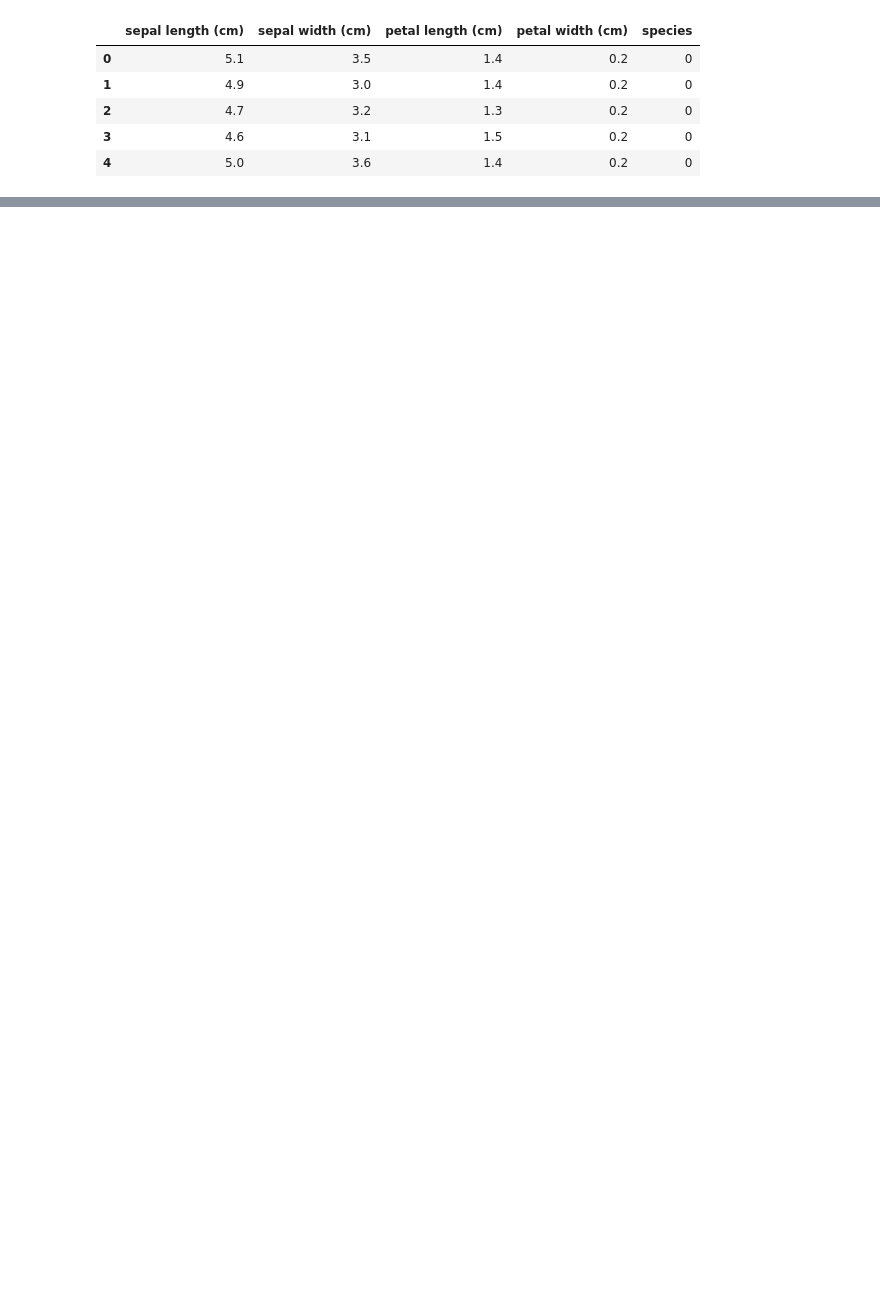
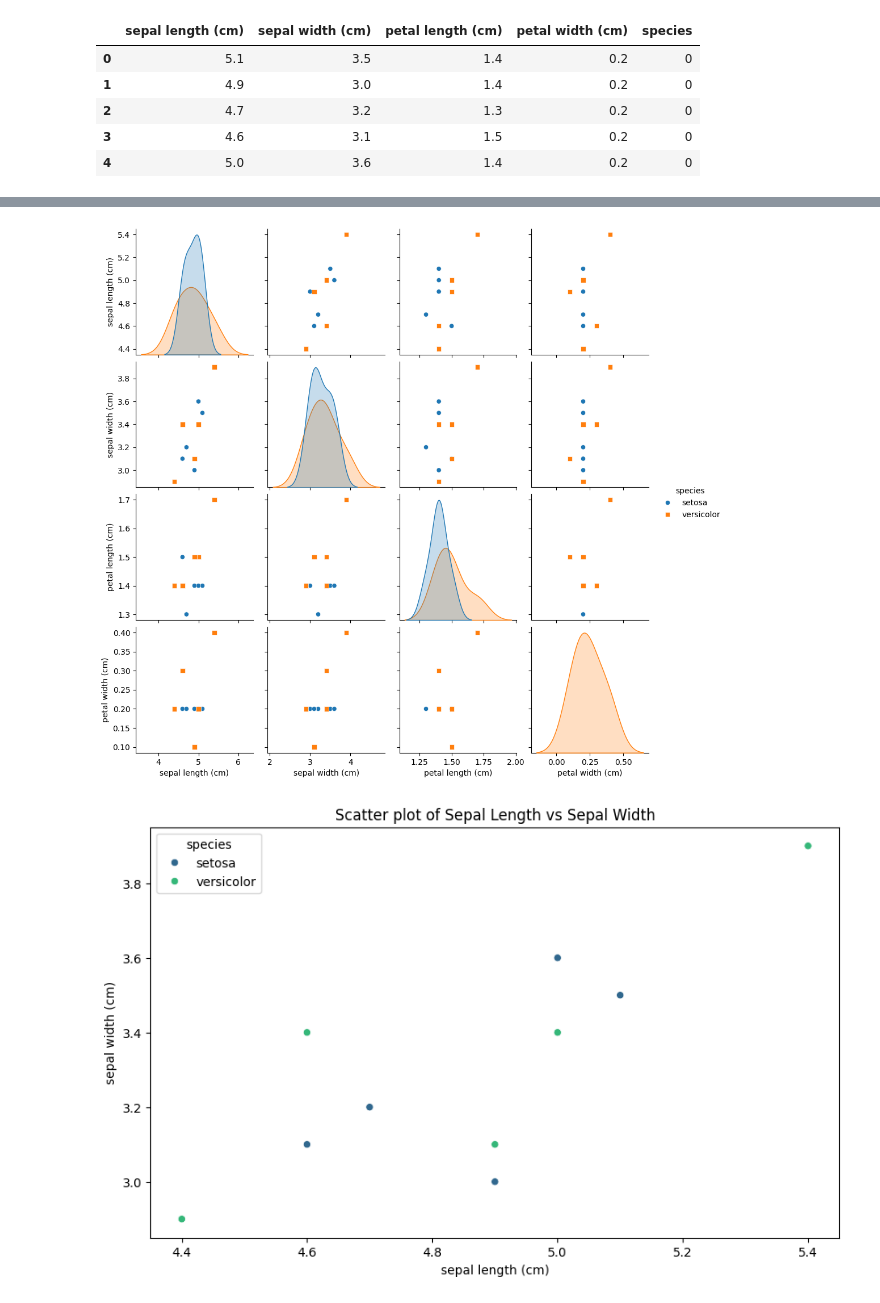
Before and after one commit to OrewaKimi/Machine_Learning, a Jupyter notebook: Data.ipynb, the cells around one changed output, grey strips where cells are left out. Saved outputs shown, nothing was run; the diff lists cells and outputs as text; code cells hidden in the pictures; blank space fills up the shorter version.

```diff
--- a/Data.ipynb
+++ b/Data.ipynb
@@ -139,0 +191,30 @@ print(df.describe())
+# %%
+# Pastikan Anda telah mengimpor library yang diperlukan
+import pandas as pd
+import matplotlib.pyplot as plt
+import seaborn as sns
+
+# Buat contoh dataframe
+data = {
+    'sepal length (cm)': [5.1, 4.9, 4.7, 4.6, 5.0, 5.4, 4.6, 5.0, 4.4, 4.9],
+    'sepal width (cm)': [3.5, 3.0, 3.2, 3.1, 3.6, 3.9, 3.4, 3.4, 2.9, 3.1],
+    'petal length (cm)': [1.4, 1.4, 1.3, 1.5, 1.4, 1.7, 1.4, 1.5, 1.4, 1.5],
+    'petal width (cm)': [0.2, 0.2, 0.2, 0.2, 0.2, 0.4, 0.3, 0.2, 0.2, 0.1],
+    'species': ['setosa', 'setosa', 'setosa', 'setosa', 'setosa', 'versicolor', 'versicolor', 'versicolor', 'versicolor', 'versicolor']
+}
+df = pd.DataFrame(data)
+
+# Hubungan Antar Variabel: Hubungan antar variabel dapat divisualisasikan menggunakan pairplot atau scatter plot.
+# Pairplot untuk melihat hubungan antar variabel
+sns.pairplot(df, hue='species', markers=["o", "s", "D"])
+plt.show()
+
+# Scatter plot untuk hubungan spesifik
+plt.figure(figsize=(10, 6))
+sns.scatterplot(x='sepal length (cm)', y='sepal width (cm)', hue='species',
+data=df, palette='viridis')
+plt.title('Scatter plot of Sepal Length vs Sepal Width')
+plt.show()
+# %% [output]
+[figure, added]
+[figure, added]
```
Also changed, not shown: parts of 13 cells of this notebook.
